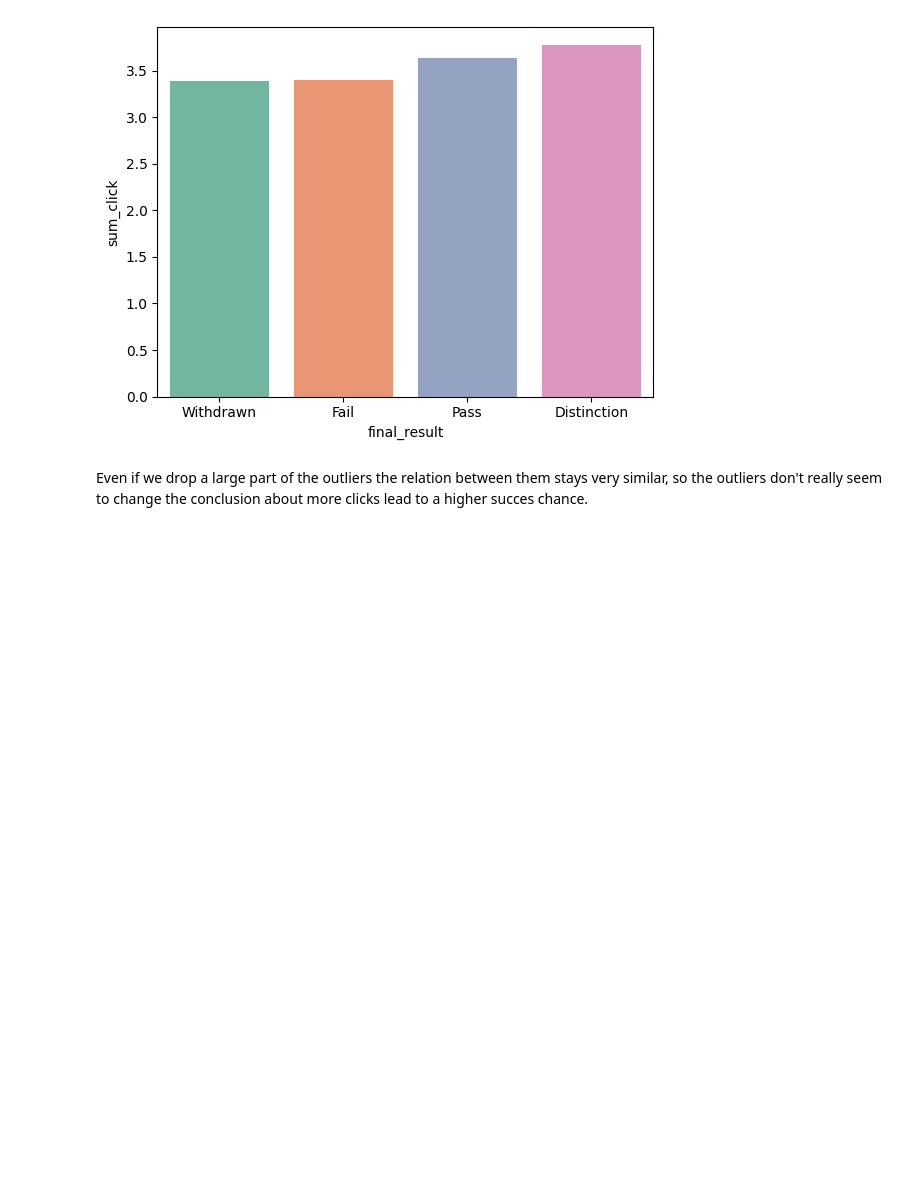
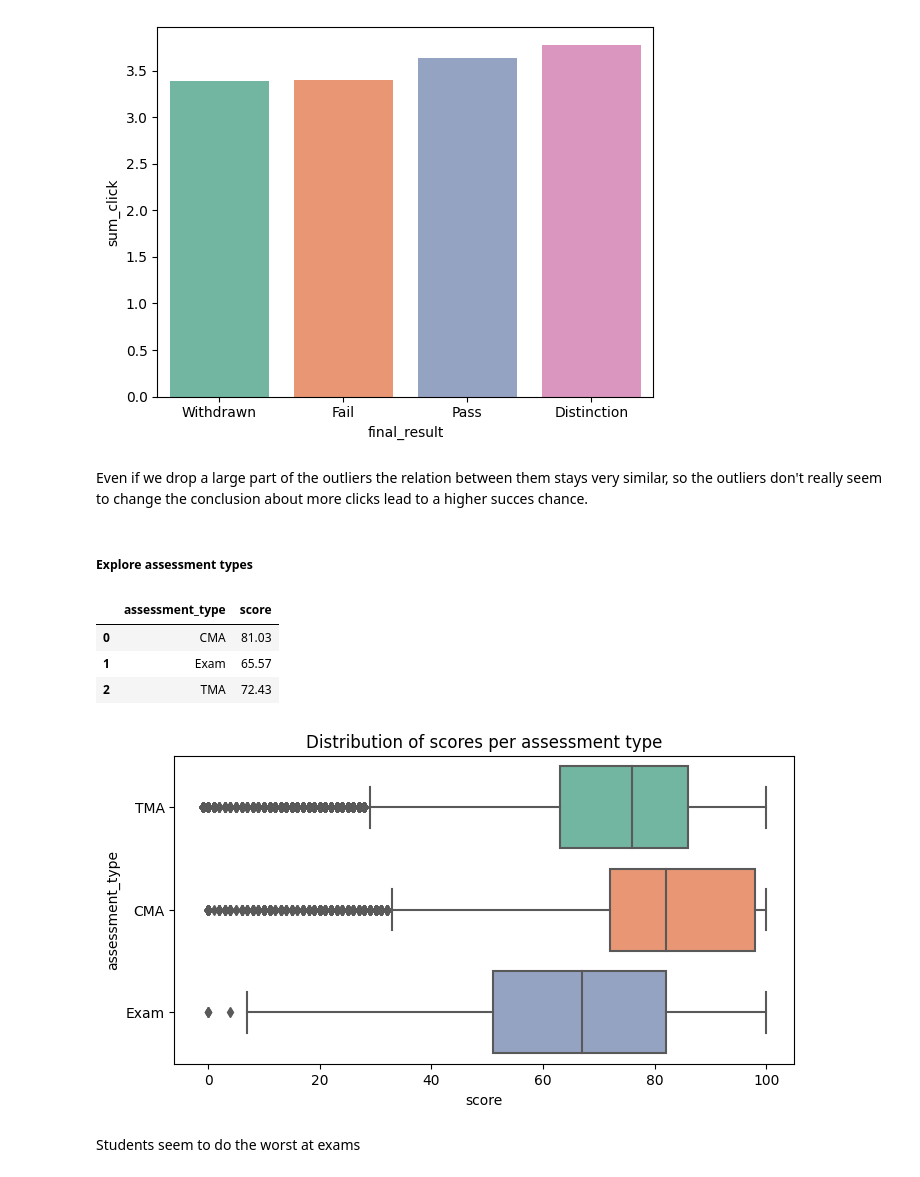
Before and after one commit to randmon/ucll_ti_data_and_ai_group_assignments, a Jupyter notebook: Assignment 2/assignment2.ipynb, the cells around one changed output. Saved outputs shown, nothing was run; the diff lists cells and outputs as text; code cells hidden in the pictures; blank space fills up the shorter version.

```diff
--- a/Assignment 2/assignment2.ipynb
+++ b/Assignment 2/assignment2.ipynb
@@ -927,3 +995,23 @@ sns.barplot(data=student_vle_info_outliers_dropped_mean, x="final_result", y="su
 [figure]
 # %% [markdown]
 Even if we drop a large part of the outliers the relation between them stays very similar, so the outliers don't really seem to change the conclusion about more clicks lead to a higher succes chance.
+# %% [markdown]
+##### Explore assessment types
+# %%
+assessments_info_scores = pd.merge(student_assessment_df, assessments_df, on=["id_assessment"])
+assessments_info_scores.head()
+
+assessments_info_scores.groupby('assessment_type', as_index=False)['score'].mean()
+# %% [output]
+|  | assessment_type | score |
+| 0 | CMA | 81.03 |
+| 1 | Exam | 65.57 |
+| 2 | TMA | 72.43 |
+# %%
+fig, ax = plt.subplots(figsize=(8,4))
+ax.set_title("Distribution of scores per assessment type")
+sns.boxplot(data=assessments_info_scores, x="score", y="assessment_type", palette="Set2");
+# %% [output]
+[figure, added]
+# %% [markdown]
+Students seem to do the worst at exams
```
Also changed, not shown: parts of 19 cells of this notebook, 1 other file.
